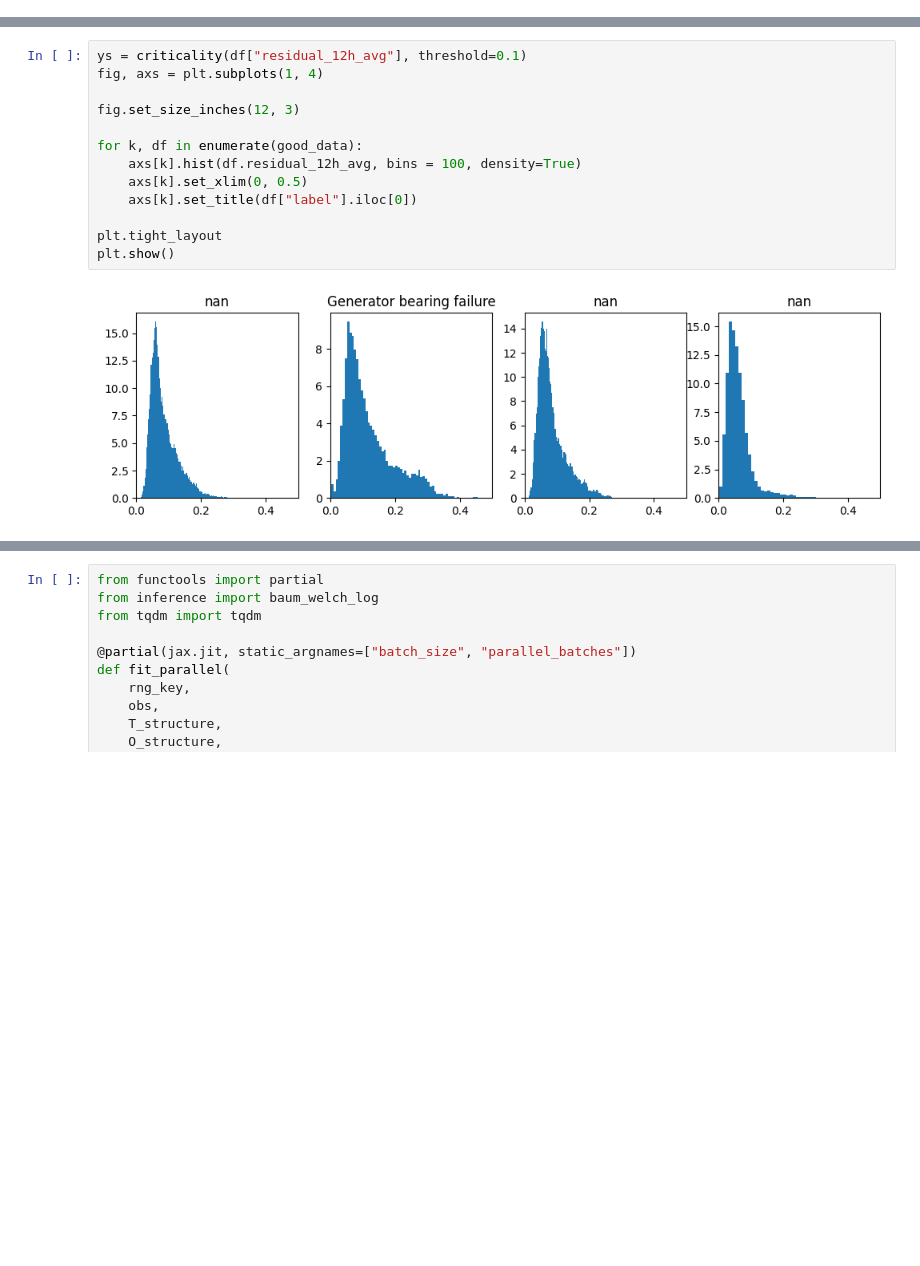
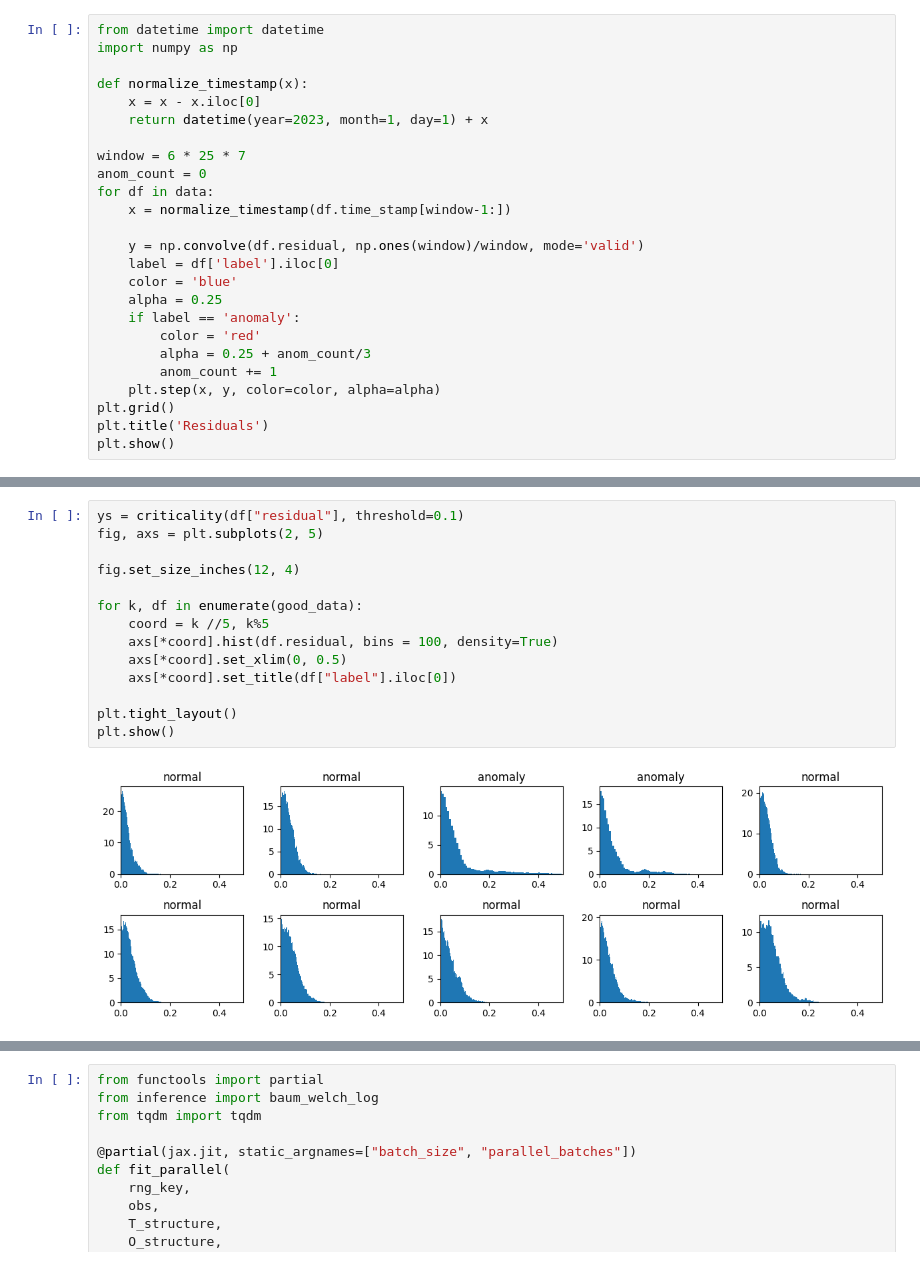
Before and after one commit to tobias-heinzle/BaumWelchJax, a Jupyter notebook: test_on_indicators.ipynb, the cells around one changed output, grey strips where cells are left out. Saved outputs shown, nothing was run; the diff lists cells and outputs as text; blank space fills up the shorter version.

Commit message:
MODIFY learning script to work with new data format

```diff
--- a/test_on_indicators.ipynb
+++ b/test_on_indicators.ipynb
@@ -40,0 +44,25 @@ Name: label, Length: 56099, dtype: object
+# %%
+from datetime import datetime
+import numpy as np
+
+def normalize_timestamp(x):
+    x = x - x.iloc[0]
+    return datetime(year=2023, month=1, day=1) + x
+
+window = 6 * 25 * 7
+anom_count = 0
+for df in data:
+    x = normalize_timestamp(df.time_stamp[window-1:])
+
+    y = np.convolve(df.residual, np.ones(window)/window, mode='valid')
+    label = df['label'].iloc[0]
+    color = 'blue'
+    alpha = 0.25
+    if label == 'anomaly':
+        color = 'red'
+        alpha = 0.25 + anom_count/3
+        anom_count += 1
+    plt.step(x, y, color=color, alpha=alpha)
+plt.grid()
+plt.title('Residuals')
+plt.show()
@@ -92,18 +128,19 @@ plt.show()
 # %%
-ys = criticality(df["residual_12h_avg"], threshold=0.1)
-fig, axs = plt.subplots(1, 4)
+ys = criticality(df["residual"], threshold=0.1)
+fig, axs = plt.subplots(2, 5)
 
-fig.set_size_inches(12, 3)
+fig.set_size_inches(12, 4)
 
 for k, df in enumerate(good_data):
-    axs[k].hist(df.residual_12h_avg, bins = 100, density=True)
-    axs[k].set_xlim(0, 0.5)
-    axs[k].set_title(df["label"].iloc[0])
+    coord = k //5, k%5
+    axs[*coord].hist(df.residual, bins = 100, density=True)
+    axs[*coord].set_xlim(0, 0.5)
+    axs[*coord].set_title(df["label"].iloc[0])
 
-plt.tight_layout
+plt.tight_layout()
 plt.show()
 # %% [output]
-[figure, old version]
+[figure, new version]
 # %%
 fig, ax = plt.subplots(2)
 fig.set_size_inches(8,5)
```
Also changed, not shown: parts of 20 cells of this notebook.
